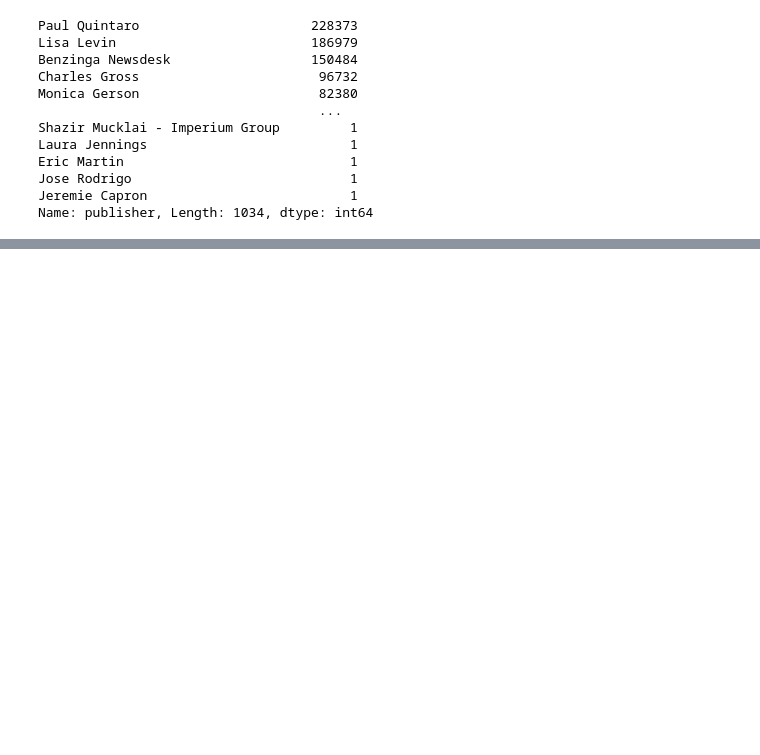
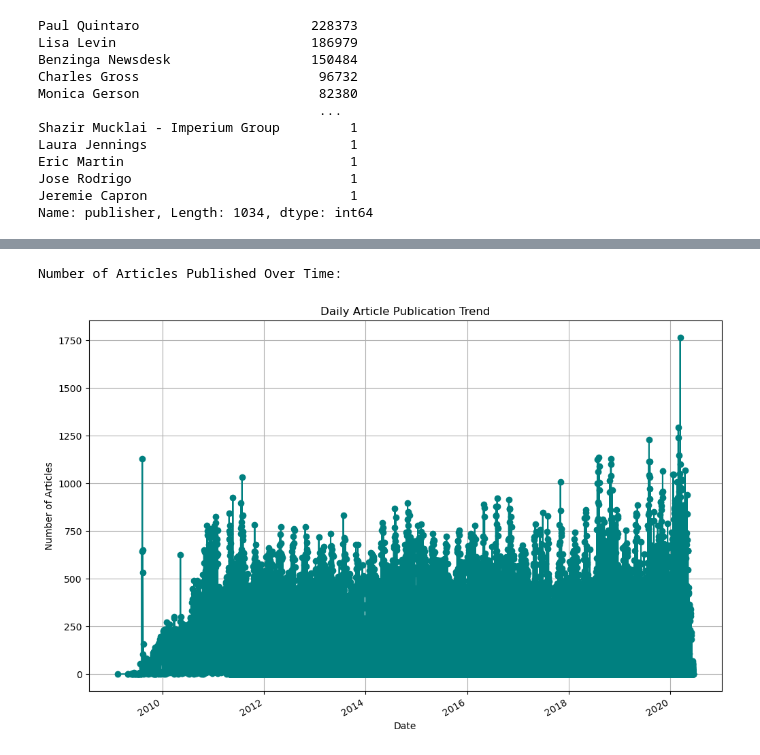
Before and after one commit to amanzlast/10Academyweek1, a Jupyter notebook: notebooks/raw_data_eda.ipynb, the cells around one changed output, grey strips where cells are left out. Cells and saved outputs as stored; diff of their text form; code cells hidden in the pictures; blank space fills up the shorter version.

```diff
--- a/notebooks/raw_data_eda.ipynb
+++ b/notebooks/raw_data_eda.ipynb
@@ -128,0 +163,15 @@ plt.show()
+# %%
+df_raw_ratings['day_of_week']=df_raw_ratings['date'].dt.day_name()
+articles_per_day = df_raw_ratings.groupby('date').size()
+print("\nNumber of Articles Published Over Time:")
+plt.figure(figsize=(12,8))
+articles_per_day.plot(kind='line', color='teal', marker='o')
+plt.title('Daily Article Publication Trend')
+plt.xlabel('Date')
+plt.ylabel('Number of Articles')
+plt.grid(True)
+# plt.tight_layout()
+plt.show()
+# %% [output]
+Number of Articles Published Over Time:
+[figure, added]
```
Also changed, not shown: parts of 10 cells of this notebook, 1 other file.
